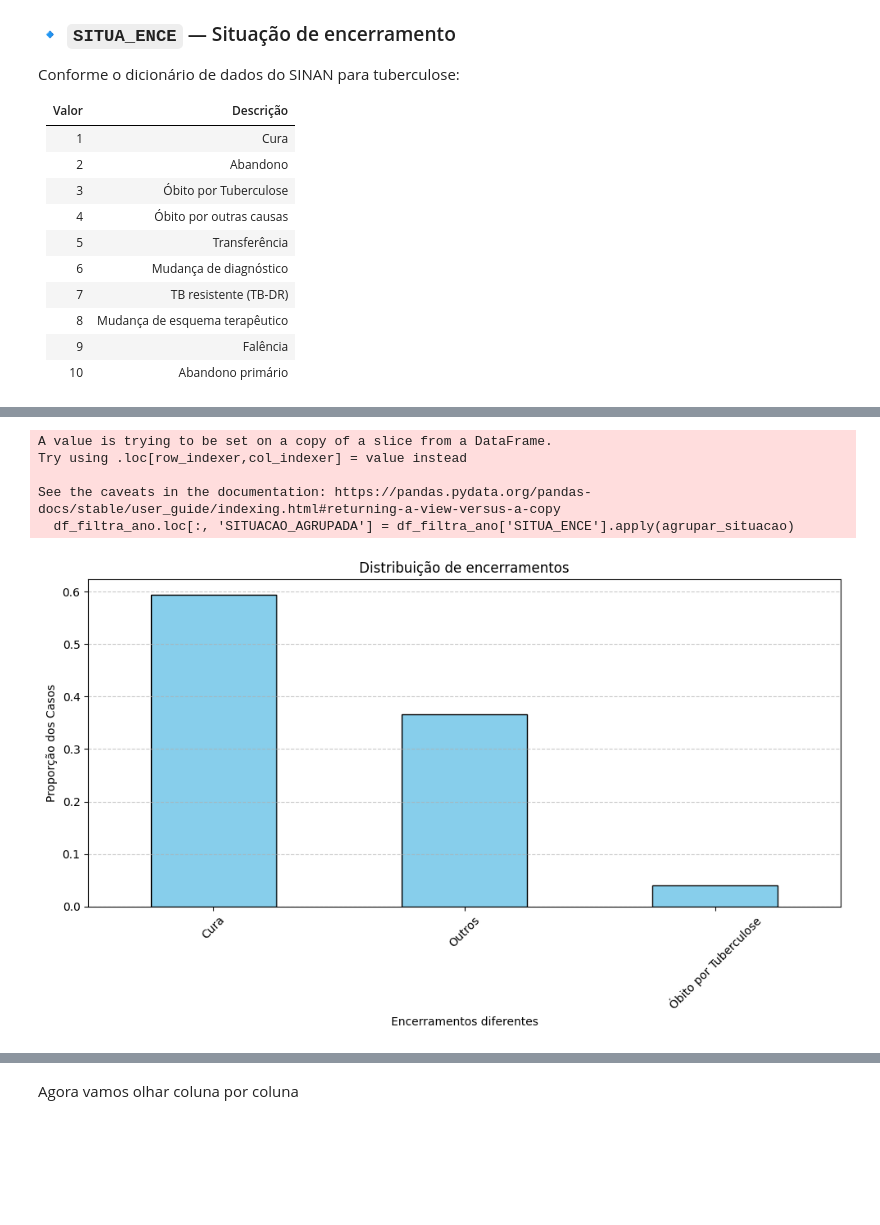
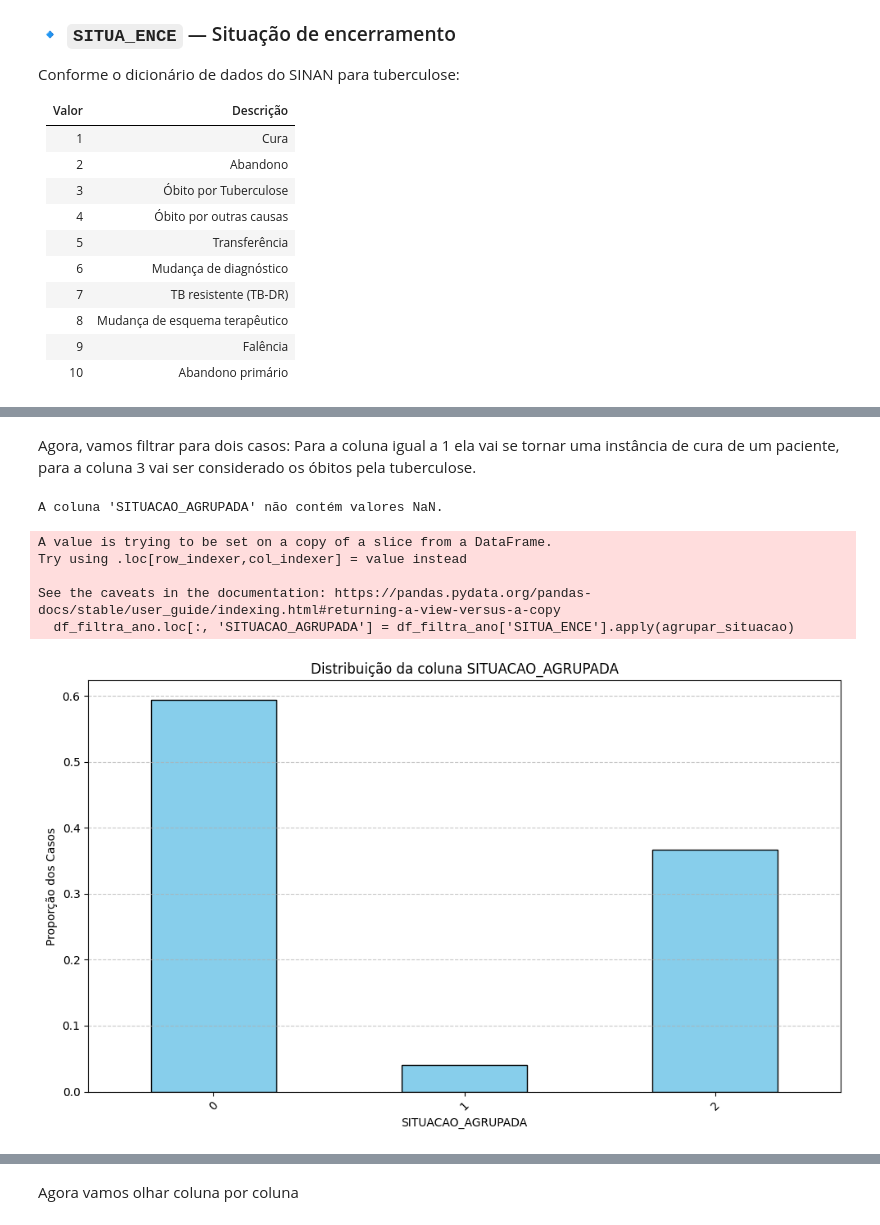
Before and after one commit to FreitasVarejo/MC853-Project, a Jupyter notebook: lab01/notebook.ipynb, the cells around one changed output, grey strips where cells are left out. Drawn from its saved outputs; the diff is of its cells as text; code cells hidden in the pictures; blank space fills up the shorter version.

```diff
--- a/lab01/notebook.ipynb
+++ b/lab01/notebook.ipynb
@@ -133,30 +131,30 @@ Name: count, dtype: int64
+# %% [markdown]
+Agora, vamos filtrar para dois casos: Para a coluna igual a 1 ela vai se tornar uma instância de cura de um paciente, para a coluna 3 vai ser considerado os óbitos pela tuberculose.
 # %%
 def agrupar_situacao(codigo):
     try:
         if pd.isna(codigo):
             return 2
         codigo = int(float(codigo))  # converte para int, mesmo que venha como float tipo 1.0
         if codigo == 1:
             return 0
         elif codigo == 3:
             return 1
         else:
             return 2
     except:
         print(f'Erro ao processar: {codigo}')
         return 'Outro'
 
 
 df_filtra_ano.loc[:, 'SITUACAO_AGRUPADA'] = df_filtra_ano['SITUA_ENCE'].apply(agrupar_situacao)
 
-#plotar_grafo(df_filtra_ano['SITUA_ENCE'], "", xlabel)
+checar_nan(df_filtra_ano, nome_coluna="SITUACAO_AGRUPADA")
 # %% [output]
-A value is trying to be set on a copy of a slice from a DataFrame.
-Try using .loc[row_indexer,col_indexer] = value instead
-
-See the caveats in the documentation: https://pandas.pydata.org/pandas-docs/stable/user_guide/indexing.html#returning-a-view-versus-a-copy
-  df_filtra_ano.loc[:, 'SITUACAO_AGRUPADA'] = df_filtra_ano['SITUA_ENCE'].apply(agrupar_situacao)
+A coluna 'SITUACAO_AGRUPADA' não contém valores NaN.
+A value is trying to be set on a copy of a slice from a DataFrame.
+Try using .loc[row_indexer,col_indexer] = value instead
+
+See the caveats in the documentation: https://pandas.pydata.org/pandas-docs/stable/user_guide/indexing.html#returning-a-view-versus-a-copy
+  df_filtra_ano.loc[:, 'SITUACAO_AGRUPADA'] = df_filtra_ano['SITUA_ENCE'].apply(agrupar_situacao)
+[figure, added]
-# %%
-plotar_grafo_normalizado(df_filtra_ano['SITUACAO_AGRUPADA'], "Distribuição de encerramentos", "Encerramentos diferentes", ['Cura', 'Outros', 'Óbito por Tuberculose'])
-# %% [output]
-[figure, removed]
```
Also changed, not shown: parts of 161 cells of this notebook.
